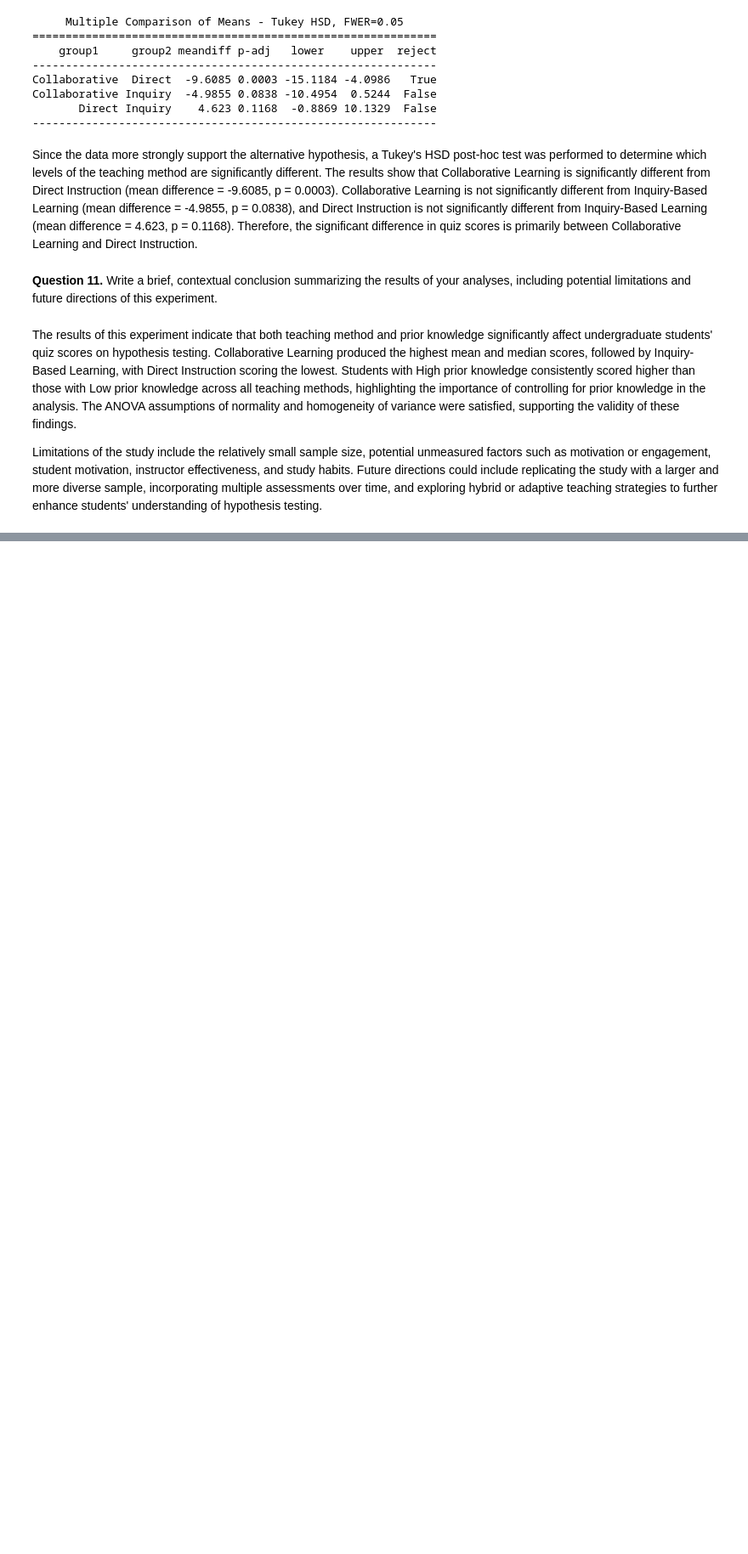
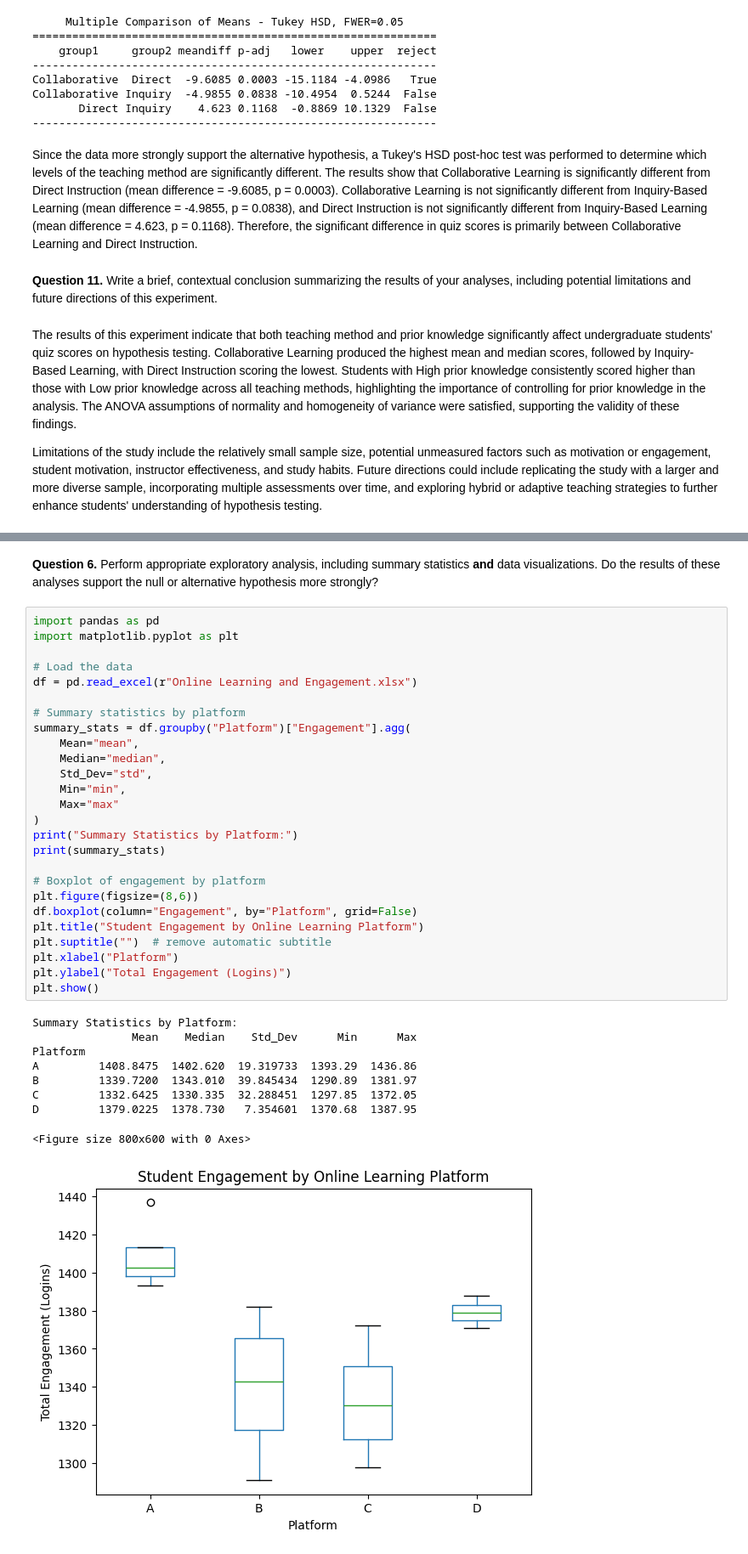
Before and after one commit to MihretTe/STAT-7220-Applied-Experimental-Design, a Jupyter notebook: Assignments/HW2/HW-2.ipynb, the cells around one changed output, grey strips where cells are left out. Shown at 85% size. Cells and saved outputs as stored; diff of their text form; blank space fills up the shorter version.

```diff
--- a/Assignments/HW2/HW-2.ipynb
+++ b/Assignments/HW2/HW-2.ipynb
@@ -306,0 +309,38 @@ Here, our main interest is in comparing engagement across the online learning pl
+# %% [markdown]
+**Question 6.** Perform appropriate exploratory analysis, including summary statistics **and** data visualizations. Do the results of these analyses support the null or alternative hypothesis more strongly?
+# %%
+import pandas as pd
+import matplotlib.pyplot as plt
+
+# Load the data
+df = pd.read_excel(r"Online Learning and Engagement.xlsx")
+
+# Summary statistics by platform
+summary_stats = df.groupby("Platform")["Engagement"].agg(
+    Mean="mean",
+    Median="median",
+    Std_Dev="std",
+    Min="min",
+    Max="max"
+)
+print("Summary Statistics by Platform:")
+print(summary_stats)
+
+# Boxplot of engagement by platform
+plt.figure(figsize=(8,6))
+df.boxplot(column="Engagement", by="Platform", grid=False)
+plt.title("Student Engagement by Online Learning Platform")
+plt.suptitle("")  # remove automatic subtitle
+plt.xlabel("Platform")
+plt.ylabel("Total Engagement (Logins)")
+plt.show()
+# %% [output]
+Summary Statistics by Platform:
+               Mean    Median    Std_Dev      Min      Max
+Platform
+A         1408.8475  1402.620  19.319733  1393.29  1436.86
+B         1339.7200  1343.010  39.845434  1290.89  1381.97
+C         1332.6425  1330.335  32.288451  1297.85  1372.05
+D         1379.0225  1378.730   7.354601  1370.68  1387.95
+<Figure size 800x600 with 0 Axes>
+[figure, added]
```
Also changed, not shown: parts of 8 cells of this notebook.
